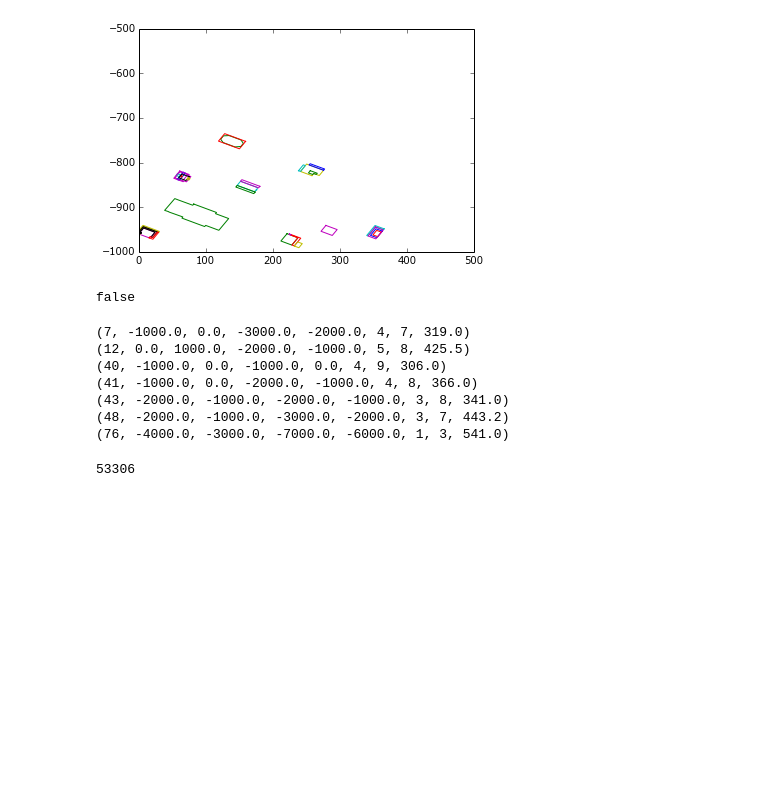
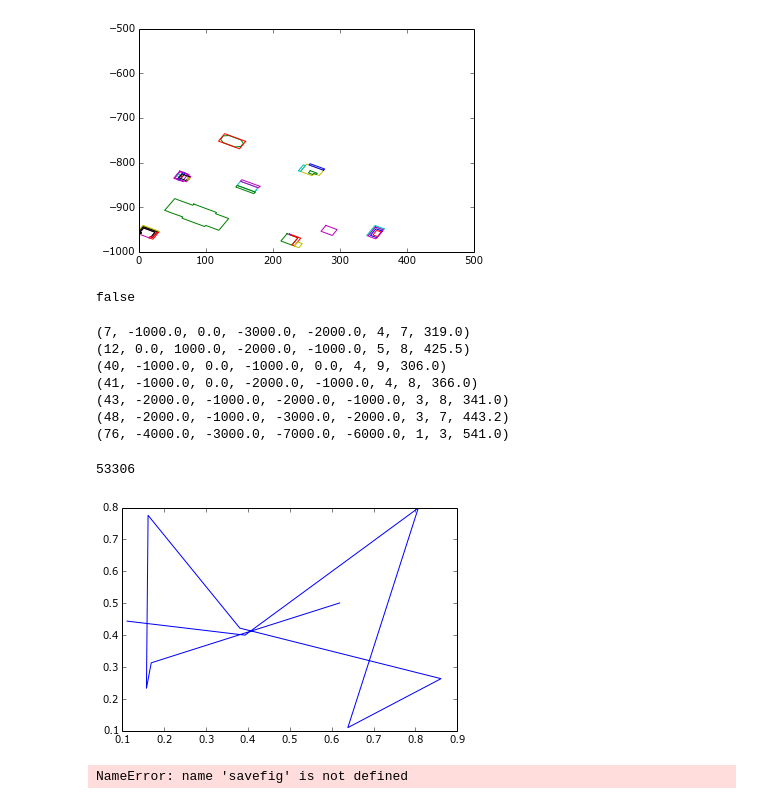
Before and after one commit to AkiraKane/InsightFellowship, a Jupyter notebook: Project/SQLload/SQLread.ipynb, the cells around one changed output. Saved outputs shown, nothing was run; the diff lists cells and outputs as text; code cells hidden in the pictures; blank space fills up the shorter version.

```diff
--- a/Project/SQLload/SQLread.ipynb
+++ b/Project/SQLload/SQLread.ipynb
@@ -263,3 +254,12 @@ with con:
 len(rows)
 # %% [output]
 53306
+# %%
+x_list = np.random.rand(10)
+y_list = np.random.rand(10)
+plt.plot(x_list, y_list)
+plt.show()
+savefig('./my.png')
+# %% [output]
+[figure, added]
+NameError: name 'savefig' is not defined
```
Also changed, not shown: parts of 4 cells of this notebook, 34 other files.
